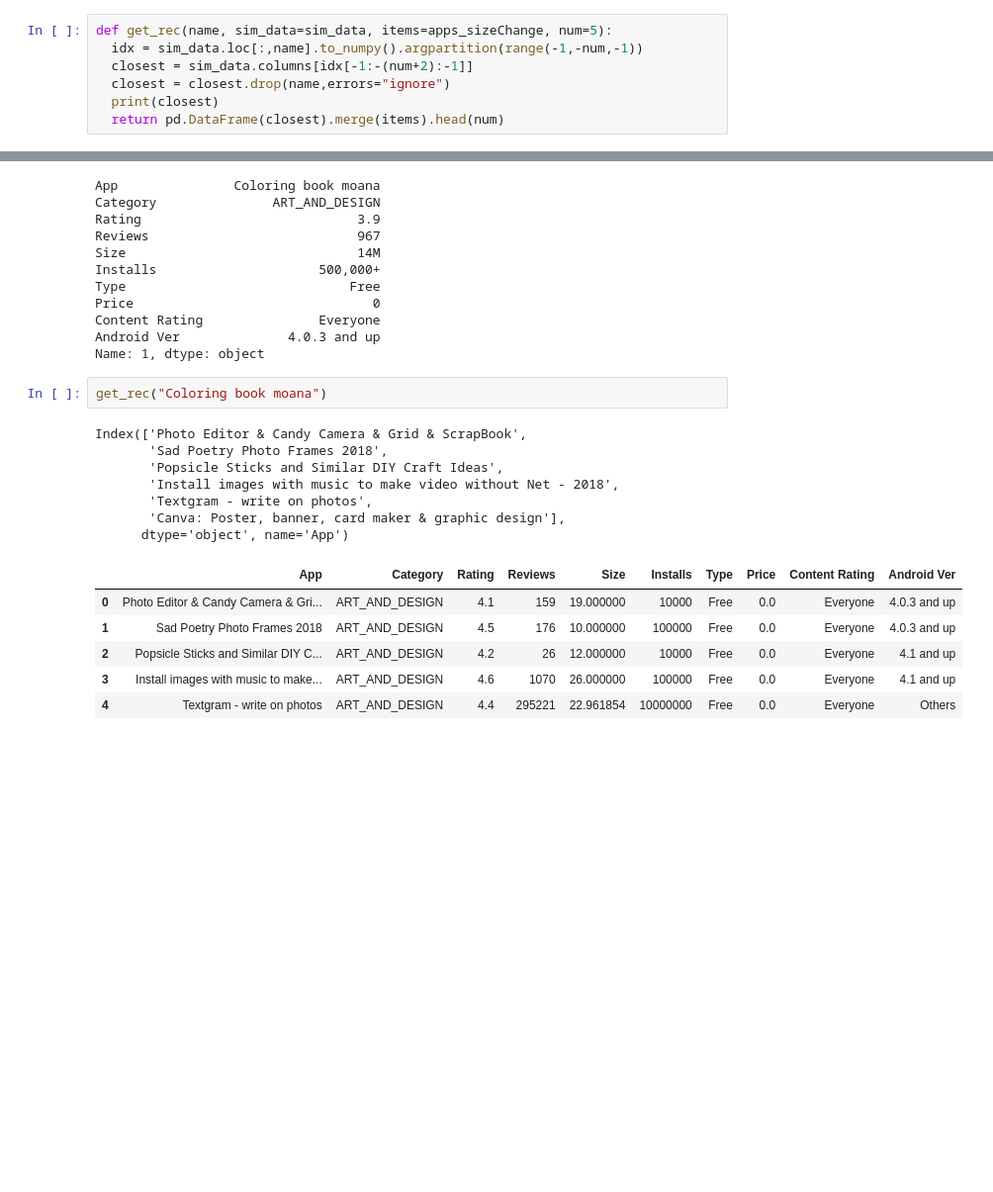
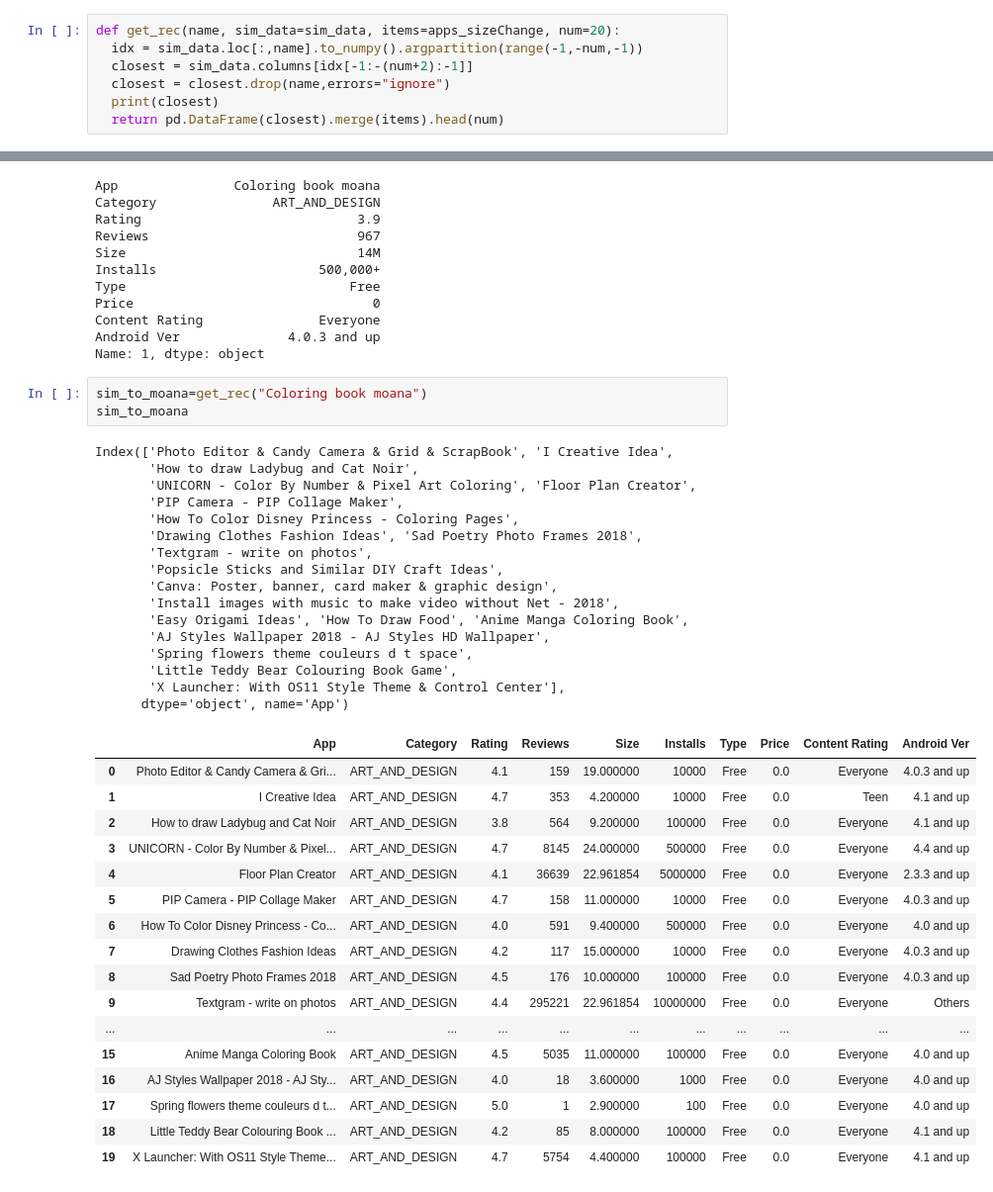
Before and after one commit to 1972007/MLT_Dicoding_2, a Jupyter notebook: ml_recommend.ipynb, the cells around one changed output, grey strips where cells are left out. Shown at 99% size. Saved outputs shown, nothing was run; the diff lists cells and outputs as text; blank space fills up the shorter version.

```diff
--- a/ml_recommend.ipynb
+++ b/ml_recommend.ipynb
@@ -646,7 +683,7 @@ The SCP Foundation DB fr nn5n                         0.0
 iHoroscope - 2018 Daily Horoscope & Astrology         0.0
 Name: Coloring book moana, Length: 8194, dtype: float64
 # %%
-def get_rec(name, sim_data=sim_data, items=apps_sizeChange, num=5):
+def get_rec(name, sim_data=sim_data, items=apps_sizeChange, num=20):
   idx = sim_data.loc[:,name].to_numpy().argpartition(range(-1,-num,-1))
   closest = sim_data.columns[idx[-1:-(num+2):-1]]
   closest = closest.drop(name,errors="ignore")
@@ -667,18 +704,39 @@ Content Rating               Everyone
 Android Ver              4.0.3 and up
 Name: 1, dtype: object
 # %%
-get_rec("Coloring book moana")
+sim_to_moana=get_rec("Coloring book moana")
+sim_to_moana
 # %% [output]
-Index(['Photo Editor & Candy Camera & Grid & ScrapBook',
-       'Sad Poetry Photo Frames 2018',
+Index(['Photo Editor & Candy Camera & Grid & ScrapBook', 'I Creative Idea',
+       'How to draw Ladybug and Cat Noir',
+       'UNICORN - Color By Number & Pixel Art Coloring', 'Floor Plan Creator',
+       'PIP Camera - PIP Collage Maker',
+       'How To Color Disney Princess - Coloring Pages',
+       'Drawing Clothes Fashion Ideas', 'Sad Poetry Photo Frames 2018',
+       'Textgram - write on photos',
        'Popsicle Sticks and Similar DIY Craft Ideas',
+       'Canva: Poster, banner, card maker & graphic design',
        'Install images with music to make video without Net - 2018',
-       'Textgram - write on photos',
-       'Canva: Poster, banner, card maker & graphic design'],
+       'Easy Origami Ideas', 'How To Draw Food', 'Anime Manga Coloring Book',
+       'AJ Styles Wallpaper 2018 - AJ Styles HD Wallpaper',
+       'Spring flowers theme couleurs d t space',
+       'Little Teddy Bear Colouring Book Game',
+       'X Launcher: With OS11 Style Theme & Control Center'],
       dtype='object', name='App')
 |  | App | Category | Rating | Reviews | Size | Installs | Type | Price | Content Rating | Android Ver |
 | 0 | Photo Editor & Candy Camera & Gri... | ART_AND_DESIGN | 4.1 | 159 | 19.000000 | 10000 | Free | 0.0 | Everyone | 4.0.3 and up |
-| 1 | Sad Poetry Photo Frames 2018 | ART_AND_DESIGN | 4.5 | 176 | 10.000000 | 100000 | Free | 0.0 | Everyone | 4.0.3 and up |
-| 2 | Popsicle Sticks and Similar DIY C... | ART_AND_DESIGN | 4.2 | 26 | 12.000000 | 10000 | Free | 0.0 | Everyone | 4.1 and up |
-| 3 | Install images with music to make... | ART_AND_DESIGN | 4.6 | 1070 | 26.000000 | 100000 | Free | 0.0 | Everyone | 4.1 and up |
-| 4 | Textgram - write on photos | ART_AND_DESIGN | 4.4 | 295221 | 22.961854 | 10000000 | Free | 0.0 | Everyone | Others |
+| 1 | I Creative Idea | ART_AND_DESIGN | 4.7 | 353 | 4.200000 | 10000 | Free | 0.0 | Teen | 4.1 and up |
+| 2 | How to draw Ladybug and Cat Noir | ART_AND_DESIGN | 3.8 | 564 | 9.200000 | 100000 | Free | 0.0 | Everyone | 4.1 and up |
+| 3 | UNICORN - Color By Number & Pixel... | ART_AND_DESIGN | 4.7 | 8145 | 24.000000 | 500000 | Free | 0.0 | Everyone | 4.4 and up |
+| 4 | Floor Plan Creator | ART_AND_DESIGN | 4.1 | 36639 | 22.961854 | 5000000 | Free | 0.0 | Everyone | 2.3.3 and up |
+| 5 | PIP Camera - PIP Collage Maker | ART_AND_DESIGN | 4.7 | 158 | 11.000000 | 10000 | Free | 0.0 | Everyone | 4.0.3 and up |
+| 6 | How To Color Disney Princess - Co... | ART_AND_DESIGN | 4.0 | 591 | 9.400000 | 500000 | Free | 0.0 | Everyone | 4.0 and up |
+| 7 | Drawing Clothes Fashion Ideas | ART_AND_DESIGN | 4.2 | 117 | 15.000000 | 10000 | Free | 0.0 | Everyone | 4.0.3 and up |
+| 8 | Sad Poetry Photo Frames 2018 | ART_AND_DESIGN | 4.5 | 176 | 10.000000 | 100000 | Free | 0.0 | Everyone | 4.0.3 and up |
+| 9 | Textgram - write on photos | ART_AND_DESIGN | 4.4 | 295221 | 22.961854 | 10000000 | Free | 0.0 | Everyone | Others |
+| ... | ... | ... | ... | ... | ... | ... | ... | ... | ... | ... |
+| 15 | Anime Manga Coloring Book | ART_AND_DESIGN | 4.5 | 5035 | 11.000000 | 100000 | Free | 0.0 | Everyone | 4.0 and up |
+| 16 | AJ Styles Wallpaper 2018 - AJ Sty... | ART_AND_DESIGN | 4.0 | 18 | 3.600000 | 1000 | Free | 0.0 | Everyone | 4.0 and up |
+| 17 | Spring flowers theme couleurs d t... | ART_AND_DESIGN | 5.0 | 1 | 2.900000 | 100 | Free | 0.0 | Everyone | 4.0 and up |
+| 18 | Little Teddy Bear Colouring Book ... | ART_AND_DESIGN | 4.2 | 85 | 8.000000 | 100000 | Free | 0.0 | Everyone | 4.1 and up |
+| 19 | X Launcher: With OS11 Style Theme... | ART_AND_DESIGN | 4.7 | 5754 | 4.400000 | 100000 | Free | 0.0 | Everyone | 4.1 and up |
```
Also changed, not shown: parts of 11 cells of this notebook, 1 other file.
